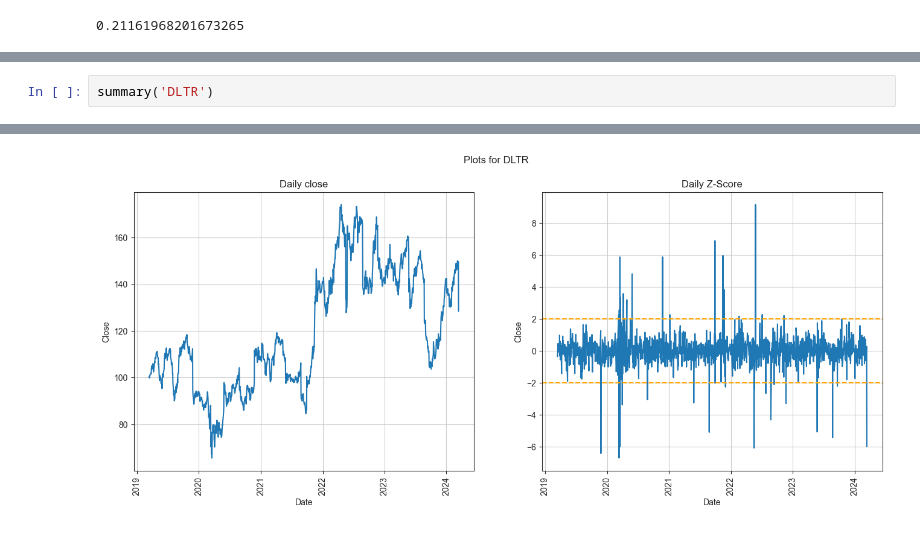
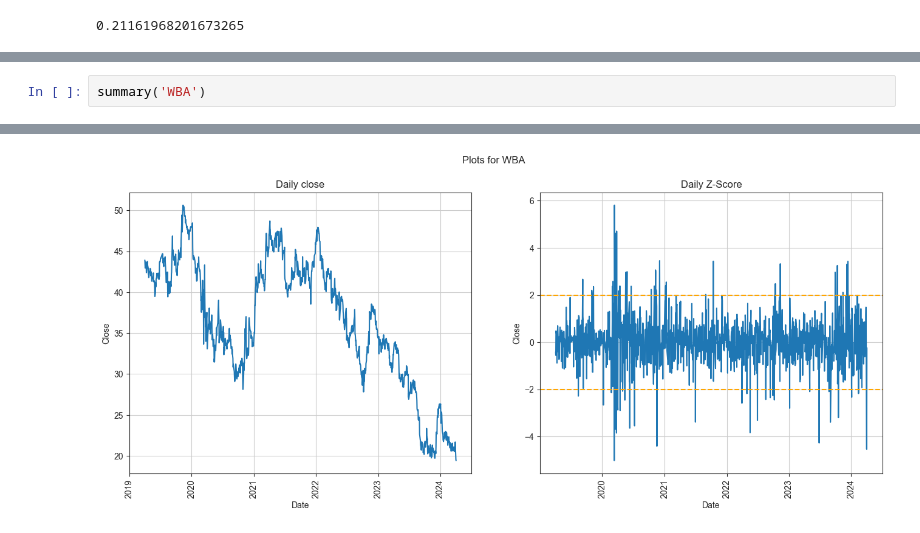
Before and after one commit to ggoni/dividend-stock-picker, a Jupyter notebook: explore.ipynb, the cells around one changed output, grey strips where cells are left out. Cells and saved outputs as stored; diff of their text form.

```diff
--- a/explore.ipynb
+++ b/explore.ipynb
@@ -239,3 +240,3 @@ mono('USDCLP=X')
 # %%
-summary('DLTR')
+summary('WBA')
 # %% [output]
@@ -249 +250 @@ DLTR  Not Available  -2.578595
-[figure, old version]
+[figure, new version]
```
Also changed, not shown: parts of 7 cells of this notebook.
